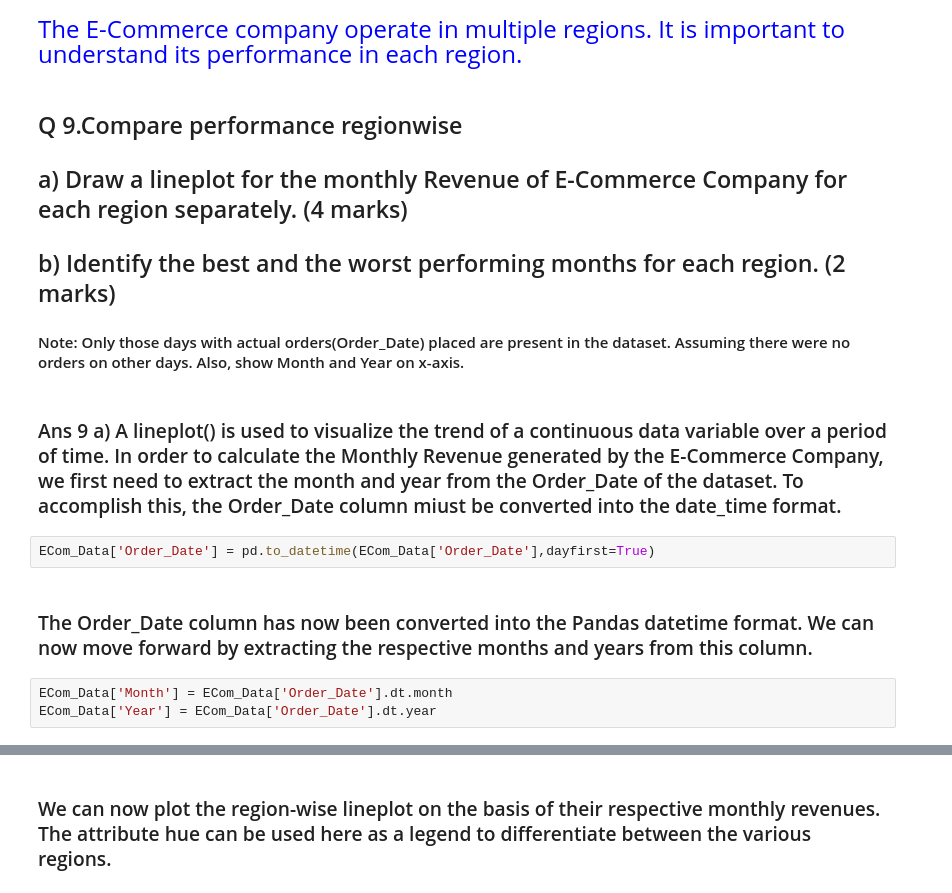
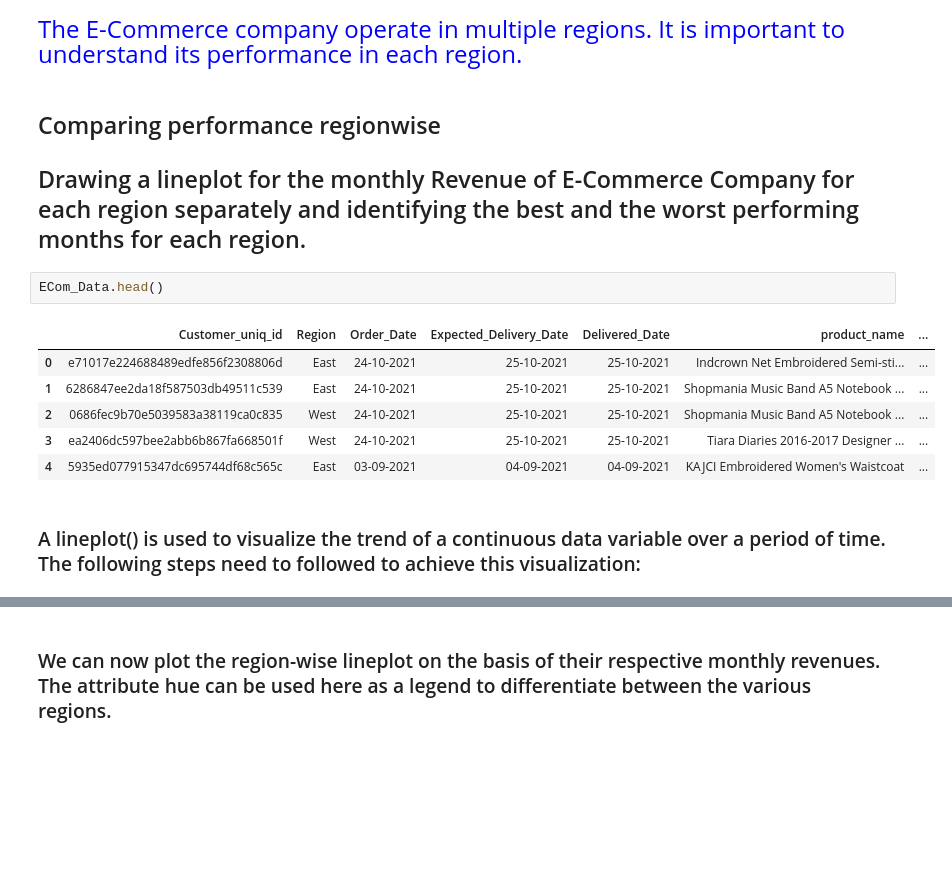
Before and after one commit to ayush-FSD/Pyhon-Basics, a Jupyter notebook: E-Commerce Project.ipynb, the cells around one changed output, grey strips where cells are left out. Saved outputs shown, nothing was run; the diff lists cells and outputs as text; blank space fills up the shorter version.

```diff
--- a/E-Commerce Project.ipynb
+++ b/E-Commerce Project.ipynb
@@ -366,19 +331,17 @@ sns.pairplot(data=Brand_Data[['Brand_Count','retail_price','discounted_price','B
     The E-Commerce company operate in multiple regions. It is important to understand its performance in each region.
     </font>
 # %% [markdown]
-## Q 9.Compare performance regionwise
+## Comparing performance regionwise
 
-## a)	Draw a lineplot for the monthly Revenue of E-Commerce Company for each region separately.  (4 marks)
-
-## b)	Identify the best and the worst performing months for each region. (2 marks)
-
-#### Note: Only those days with actual orders(Order_Date) placed are present in the dataset. Assuming there were no orders on other days. Also, show Month and Year on x-axis.
+## Drawing a lineplot for the monthly Revenue of E-Commerce Company for each region separately and identifying the best and the worst performing months for each region.
+# %%
+ECom_Data.head()
+# %% [output]
+|  | Customer_uniq_id | Region | Order_Date | Expected_Delivery_Date | Delivered_Date | product_name | ... |
+| 0 | e71017e224688489edfe856f2308806d | East | 24-10-2021 | 25-10-2021 | 25-10-2021 | Indcrown Net Embroidered Semi-sti... | ... |
+| 1 | 6286847ee2da18f587503db49511c539 | East | 24-10-2021 | 25-10-2021 | 25-10-2021 | Shopmania Music Band A5 Notebook ... | ... |
+| 2 | 0686fec9b70e5039583a38119ca0c835 | West | 24-10-2021 | 25-10-2021 | 25-10-2021 | Shopmania Music Band A5 Notebook ... | ... |
+| 3 | ea2406dc597bee2abb6b867fa668501f | West | 24-10-2021 | 25-10-2021 | 25-10-2021 | Tiara Diaries 2016-2017 Designer ... | ... |
+| 4 | 5935ed077915347dc695744df68c565c | East | 03-09-2021 | 04-09-2021 | 04-09-2021 | KAJCI Embroidered Women's Waistcoat | ... |
 # %% [markdown]
-### Ans 9 a) A lineplot() is used to visualize the trend of a continuous data variable over a period of time. In order to calculate the Monthly Revenue generated by the E-Commerce Company, we first need to extract the month and year from the Order_Date of the dataset. To accomplish this, the Order_Date column miust be converted into the date_time format.
+### A lineplot() is used to visualize the trend of a continuous data variable over a period of time. The following steps need to followed to achieve this visualization:
-# %%
-ECom_Data['Order_Date'] = pd.to_datetime(ECom_Data['Order_Date'],dayfirst=True)
-# %% [markdown]
-### The Order_Date column has now been converted into the Pandas datetime format. We can now move forward by extracting the respective months and years from this column.
-# %%
-ECom_Data['Month'] = ECom_Data['Order_Date'].dt.month
-ECom_Data['Year'] = ECom_Data['Order_Date'].dt.year
```
Also changed, not shown: parts of 61 cells of this notebook.
